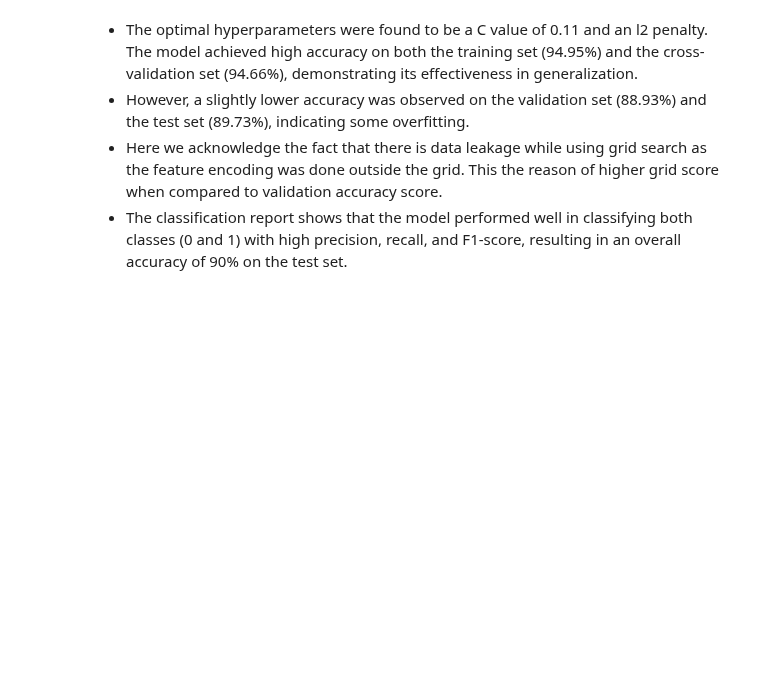
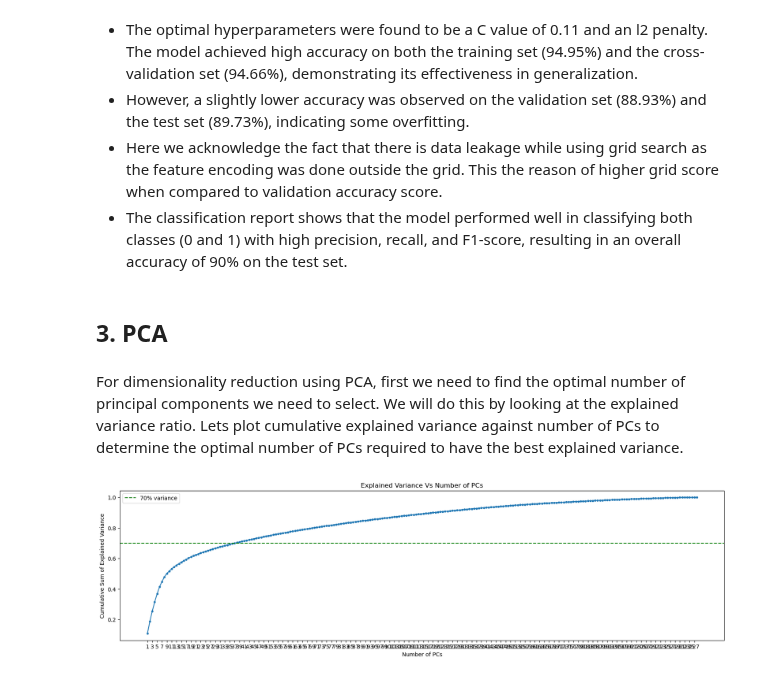
Before and after one commit to dfrancis-tech/email_spam, a Jupyter notebook: Baseline_Model.ipynb, the cells around one changed output. Saved outputs shown, nothing was run; the diff lists cells and outputs as text; code cells hidden in the pictures; blank space fills up the shorter version.

```diff
--- a/Baseline_Model.ipynb
+++ b/Baseline_Model.ipynb
@@ -326,3 +326,33 @@ weighted avg       0.90      0.90      0.90     12000
 - However, a slightly lower accuracy was observed on the validation set (88.93%) and the test set (89.73%), indicating some overfitting.
 - Here we acknowledge the fact that there is data leakage while using grid search as the feature encoding was done outside the grid. This the reason of higher grid score when compared to validation accuracy score.
 - The classification report shows that the model performed well in classifying both classes (0 and 1) with high precision, recall, and F1-score, resulting in an overall accuracy of 90% on the test set.
+# %% [markdown]
+<a id = "pca"></a>
+## 3. PCA
+# %% [markdown]
+For dimensionality reduction using PCA, first we need to find the optimal number of principal components we need to select. We will do this by looking at the explained variance ratio. Lets plot cumulative explained variance against number of PCs to determine the optimal number of PCs required to have the best explained variance.
+# %%
+my_PCA = PCA()
+scaler = MinMaxScaler()
+X_train_scaled = scaler.fit_transform(X_train)
+my_PCA.fit(X_train_scaled)
+
+# Pull out the explained variance ratio
+expl_var = my_PCA.explained_variance_ratio_
+
+# Calculate the cumulative sum of this array using the
+cumulative_sum = np.cumsum(expl_var)
+
+# Plot out the cumulative sum graph
+
+plt.figure(figsize=(20,5))
+plt.plot(range(1,229), cumulative_sum, marker='.')
+plt.title('Explained Variance Vs Number of PCs')
+plt.xlabel('Number of PCs')
+plt.ylabel('Cumulative Sum of Explained Variance')
+plt.axhline(0.7, label = '70% variance',color='g', linestyle='--')
+plt.xticks(range(1,228,2))
+plt.legend()
+plt.show()
+# %% [output]
+[figure, added]
```
Also changed, not shown: parts of 10 cells of this notebook.
